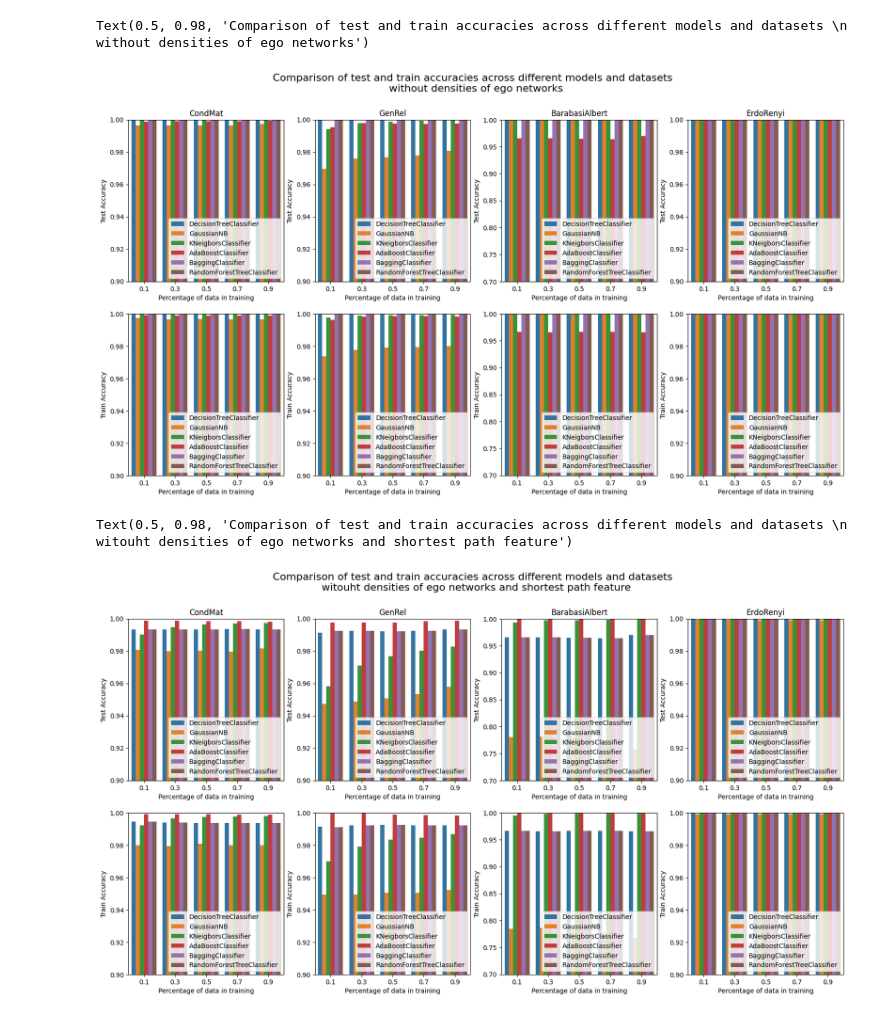
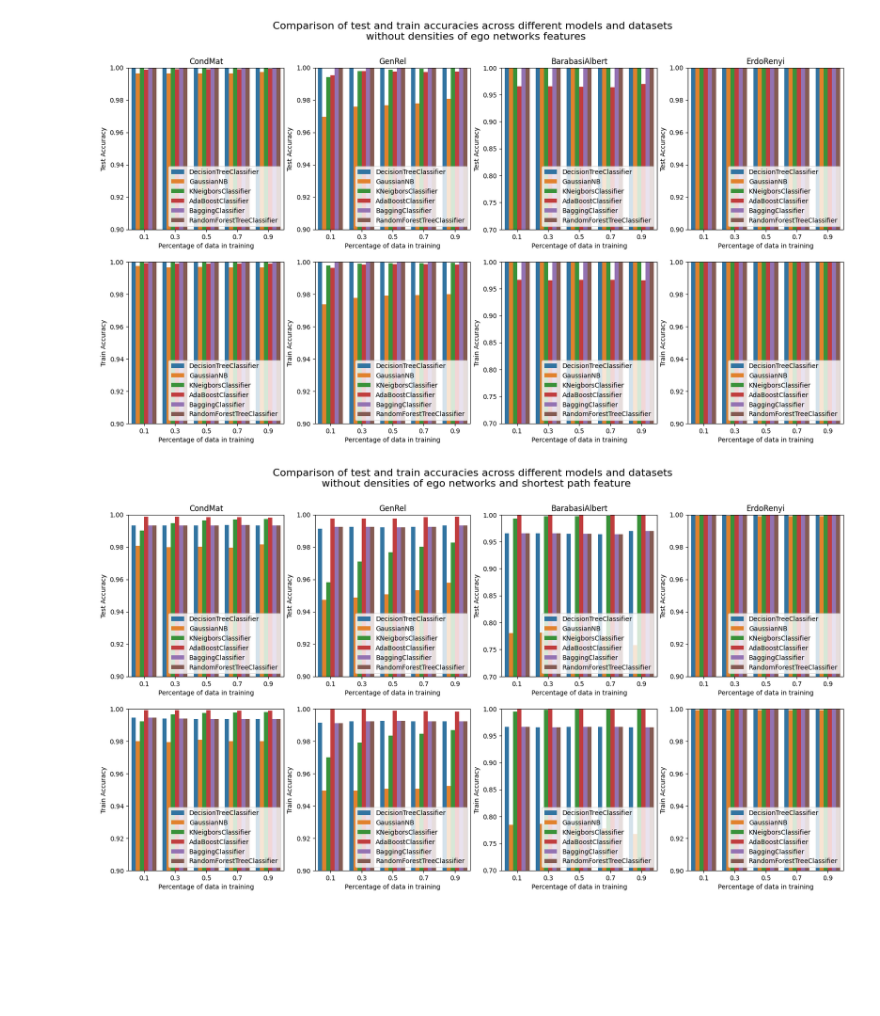
Before and after one commit to Stefan485/Link-prediction-in-social-networks, a Jupyter notebook: report.ipynb, the cells around one changed output. Saved outputs shown, nothing was run; the diff lists cells and outputs as text; code cells hidden in the pictures; blank space fills up the shorter version.

```diff
--- a/report.ipynb
+++ b/report.ipynb
@@ -105,36 +105,35 @@ df_BarabasiAlbert = frames['data/BarabasiAlbert.csv']
 fig, axes = plt.subplots(nrows=2, ncols=4, figsize=(20, 10))
 sns.barplot(data=df_CondMat, x='Percentage of data in training', y='Test Accuracy', hue='Model', ax=axes[0][0])
 sns.barplot(data=df_GenRel, x='Percentage of data in training', y='Test Accuracy', hue='Model', ax=axes[0][1])
 sns.barplot(data=df_BarabasiAlbert, x='Percentage of data in training', y='Test Accuracy', hue='Model', ax=axes[0][2])
 sns.barplot(data=df_ErdosReny, x='Percentage of data in training', y='Test Accuracy', hue='Model', ax=axes[0][3])
 axes[0][0].set_ylim(0.9, 1)
 axes[0][1].set_ylim(0.9, 1)
 axes[0][2].set_ylim(0.7, 1)
 axes[0][3].set_ylim(0.9, 1)
 axes[0][0].set_title('CondMat')
 axes[0][1].set_title('GenRel')
 axes[0][2].set_title('BarabasiAlbert')
 axes[0][3].set_title('ErdoRenyi')
 axes[0][0].legend(loc='lower right')
 axes[0][1].legend(loc='lower right')
 axes[0][2].legend(loc='lower right')
 axes[0][3].legend(loc='lower right')
 sns.barplot(data=df_CondMat, x='Percentage of data in training', y='Train Accuracy', hue='Model', ax=axes[1][0])
 sns.barplot(data=df_GenRel, x='Percentage of data in training', y='Train Accuracy', hue='Model', ax=axes[1][1])
 sns.barplot(data=df_BarabasiAlbert, x='Percentage of data in training', y='Train Accuracy', hue='Model', ax=axes[1][2])
 sns.barplot(data=df_ErdosReny, x='Percentage of data in training', y='Train Accuracy', hue='Model', ax=axes[1][3])
 axes[1][0].set_ylim(0.9, 1)
 axes[1][1].set_ylim(0.9, 1)
 axes[1][2].set_ylim(0.7, 1)
 axes[1][3].set_ylim(0.9, 1)
 axes[1][0].legend(loc='lower right')
 axes[1][1].legend(loc='lower right')
 axes[1][2].legend(loc='lower right')
 axes[1][3].legend(loc='lower right')
-fig.suptitle('Comparison of test and train accuracies across different models and datasets \n without densities of ego networks', fontsize=16)
+fig.suptitle('Comparison of test and train accuracies across different models and datasets \n without densities of ego networks features', fontsize=16)
 # %% [output]
-Text(0.5, 0.98, 'Comparison of test and train accuracies across different models and datasets \n without densities of ego networks')
-[figure, old version]
+[figure, new version]
 # %%
 model_perf = pd.read_csv('performance/model_performance_without_ego_and_shortest_path.csv')
 
@@ -175,9 +174,8 @@ axes[1][0].legend(loc='lower right')
 axes[1][1].legend(loc='lower right')
 axes[1][2].legend(loc='lower right')
 axes[1][3].legend(loc='lower right')
-fig.suptitle('Comparison of test and train accuracies across different models and datasets \n witouht densities of ego networks and shortest path feature', fontsize=16)
+fig.suptitle('Comparison of test and train accuracies across different models and datasets \n without densities of ego networks and shortest path feature', fontsize=16)
 # %% [output]
-Text(0.5, 0.98, 'Comparison of test and train accuracies across different models and datasets \n witouht densities of ego networks and shortest path feature')
 [figure]
 # %%
 model_perf = pd.read_csv('performance/neural_network_performance_all.csv')
```
Also changed, not shown: parts of 8 cells of this notebook.
